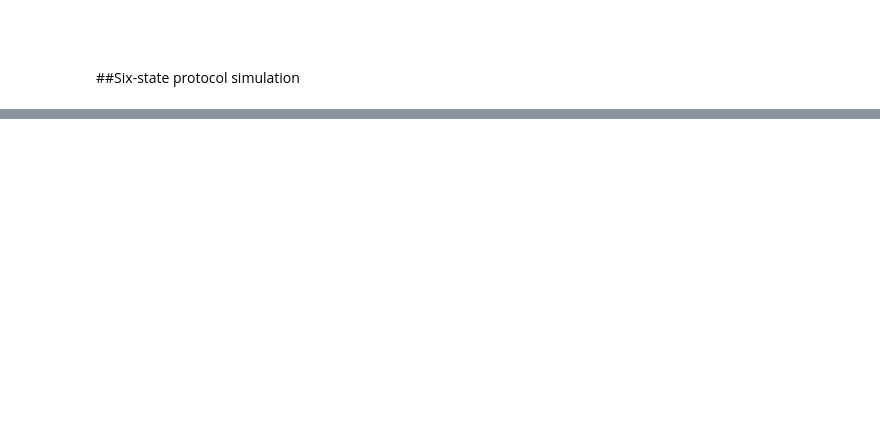
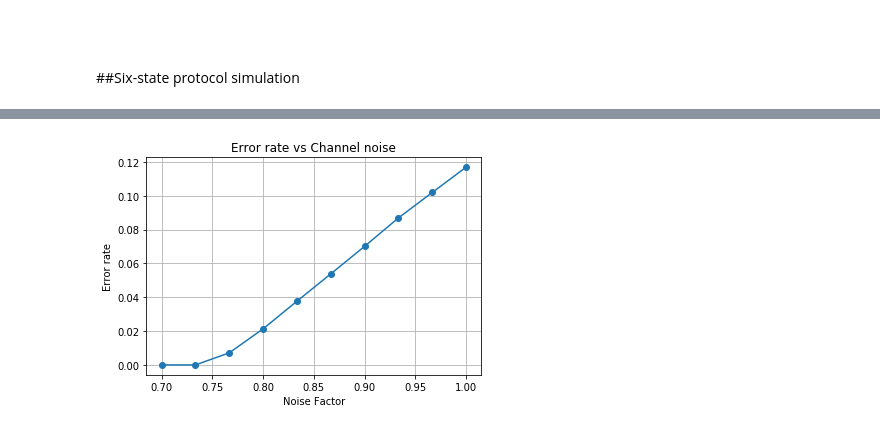
Before and after one commit to lpceronm/QKD, a Jupyter notebook: Quantum_Key_Distribution.ipynb, the cells around one changed output, grey strips where cells are left out. Cells and saved outputs as stored; diff of their text form; code cells hidden in the pictures; blank space fills up the shorter version.

```diff
--- a/Quantum_Key_Distribution.ipynb
+++ b/Quantum_Key_Distribution.ipynb
@@ -304,0 +364,45 @@ class Checker(object):
+# %%
+Noise = np.linspace(0.7,1,10)
+bitsSize = np.linspace(10000,50000,10)
+errorRates = []
+keysLenght = []
+errorMean = []
+for q in Noise:
+  for s in bitsSize:
+    a = Alice()
+    b = Bob()
+
+    qbits = a.genQbits(int(s))
+    p = density(qbits)
+    t = transmission(p,q)
+    b.measureQbits(t)
+    compared = a.compareBasis(b.usedBasis)
+    b.siftedKey(compared)
+    index1,bits = a.errorCheck()
+    res= b.errorCheck(index1,bits)
+    errorRates.append(b.errorRate)
+    keysLenght.append(len(b.siftedKey))
+  errorMean.append(np.mean(np.array(errorRates)))
+
+plt.plot(Noise,errorMean,'o-')
+plt.xlabel('Noise Factor')
+plt.ylabel('Error rate')
+plt.title('Error rate vs Channel noise')
+plt.grid(True)
+plt.show()
+
+#plt.plot(bitsSize,errorRates,'o-')
+#plt.xlabel('Number of bits sent')
+#plt.ylabel('Error rate')
+#plt.title('Error rate vs Number of bits')
+#plt.grid(True)
+#plt.show()
+
+#plt.plot(bitsSize,keysLenght,'o-')
+#plt.xlabel('Number of bits sent')
+#plt.ylabel('Key lenght')
+#plt.title('Sifted Keylenght vs Number of bits')
+#plt.grid(True)
+#plt.show()
+# %% [output]
+[figure, added]
```
Also changed, not shown: parts of 6 cells of this notebook.
